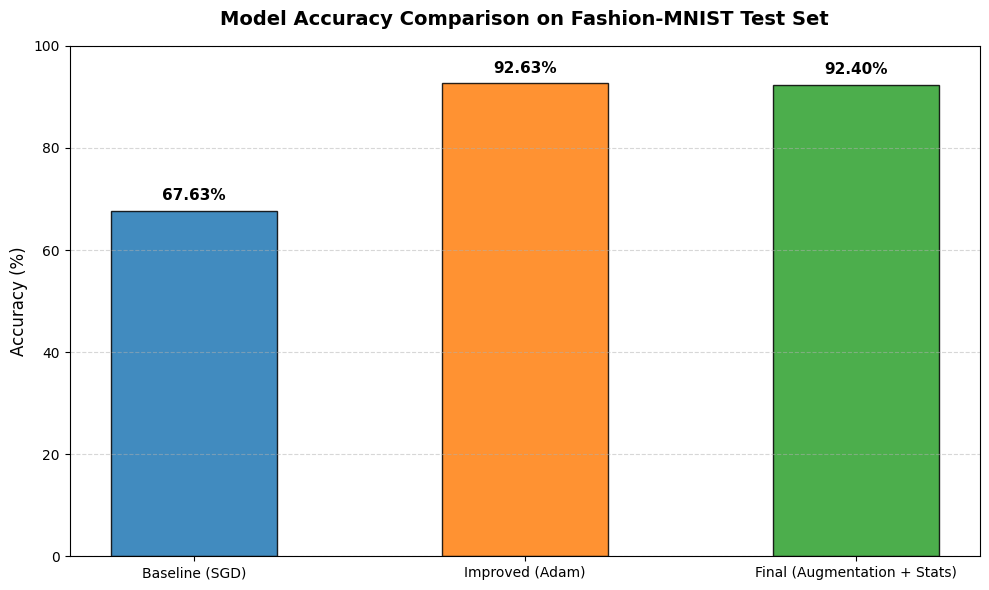
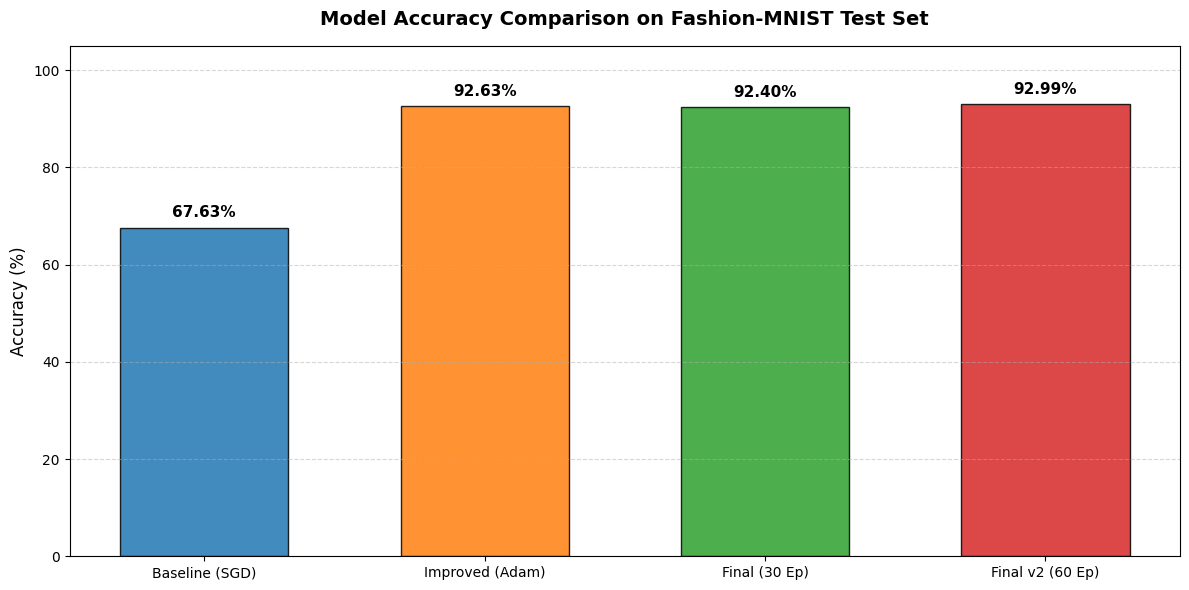
Unified diff of the notebook cell whose output changed from the first chart to the second:
--- before
+++ after
@@ -1,13 +1,14 @@
-# 1. Bar chart comparing final test accuracies
-model_names = ['Baseline (SGD)', 'Improved (Adam)', 'Final (Augmentation + Stats)']
-accuracies = [acc_baseline * 100, acc_improved * 100, acc_final * 100]
+# 1. Bar chart comparing final test accuracies including v2
+model_names = ['Baseline (SGD)', 'Improved (Adam)', 'Final (30 Ep)', 'Final v2 (60 Ep)']
+# Ensure all values are in the same scale (0-100)
+accuracies = [acc_baseline * 100, acc_improved * 100, acc_final * 100, acc_final_v2]
 
-plt.figure(figsize=(10, 6))
-colors = ['#1f77b4', '#ff7f0e', '#2ca02c']
-bars = plt.bar(model_names, accuracies, color=colors, edgecolor='black', alpha=0.85, width=0.5)
+plt.figure(figsize=(12, 6))
+colors = ['#1f77b4', '#ff7f0e', '#2ca02c', '#d62728']
+bars = plt.bar(model_names, accuracies, color=colors, edgecolor='black', alpha=0.85, width=0.6)
 
 plt.title('Model Accuracy Comparison on Fashion-MNIST Test Set', fontsize=14, fontweight='bold', pad=15)
 plt.ylabel('Accuracy (%)', fontsize=12)
-plt.ylim(0, 100)
+plt.ylim(0, 105)
 plt.grid(axis='y', linestyle='--', alpha=0.5)
 
@@ -20,13 +21,13 @@
 plt.show()
 
-# 2. Comprehensive comparative summary table
+# 2. Comprehensive comparative summary table including v2
 summary_data = {
-    'Model Variant': ['Baseline CNN', 'Improved CNN', 'Final CNN'],
-    'Optimizer': ['SGD', 'Adam', 'Adam'],
-    'Augmentation': ['None', 'None', 'Horizontal Flip + Rotation'],
-    'Normalization': ['ToTensor only', 'ToTensor only', 'Dataset Mean & Std'],
-    'Parameter Count': [num_params, num_params_improved, num_params_improved],
-    'Final Train Loss': [f"{train_epoch_losses[-1]:.4f}", f"{train_losses_improved[-1]:.4f}", f"{train_losses_final[-1]:.4f}"],
-    'Test Accuracy': [f"{acc_baseline * 100:.2f}%", f"{acc_improved * 100:.2f}%", f"{acc_final * 100:.2f}%"]
+    'Model Variant': ['Baseline CNN', 'Improved CNN', 'Final CNN (v1)', 'Final CNN (v2)'],
+    'Optimizer': ['SGD', 'Adam', 'Adam', 'Adam + Scheduler'],
+    'Epochs': [30, 30, 30, 60],
+    'Augmentation': ['None', 'None', 'Yes', 'Yes'],
+    'Normalization': ['ToTensor', 'ToTensor', 'Exact Stats', 'Exact Stats'],
+    'Final Train Loss': [f"{train_epoch_losses[-1]:.4f}", f"{train_losses_improved[-1]:.4f}", f"{train_losses_final[-1]:.4f}", f"{train_losses_v2[-1]:.4f}"],
+    'Test Accuracy': [f"{acc_baseline * 100:.2f}%", f"{acc_improved * 100:.2f}%", f"{acc_final * 100:.2f}%", f"{acc_final_v2:.2f}%"]
 }
 

Commit: Mit Colab erstellt